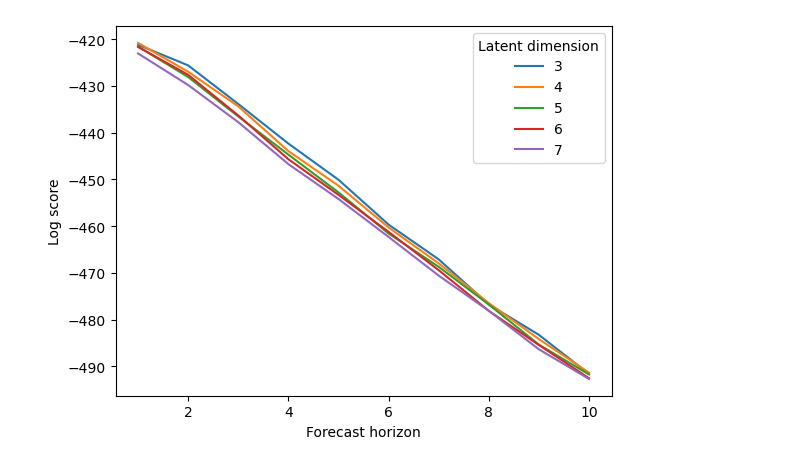
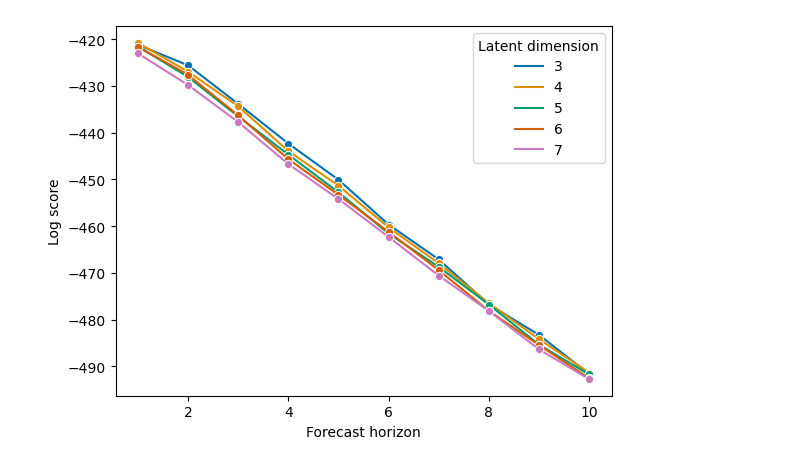
Before and after one commit to LPAndersson/VImortality, a Jupyter notebook: scripts/model_selection.ipynb, the cells around one changed output. Cells and saved outputs as stored; diff of their text form; code cells hidden in the pictures.

```diff
--- a/scripts/model_selection.ipynb
+++ b/scripts/model_selection.ipynb
@@ -6,19 +6,21 @@ import seaborn as sns
 fig_dir = "../manuscript/figs/"
 # %%
 score = pd.read_csv("../trainedModels/results/results-230126.csv")
+
 score = score.loc[score['latent_dim']<8]
 score = score.loc[score['latent_dim']>2]
 score['latent_dim'] = score['latent_dim'].astype('str')
+
 score['Log score'] = score['Log score']*(-1)
-score  = score[['latent_dim','Forecast horizon','Log score']].groupby(['latent_dim','Forecast horizon']).mean()
+score  = score[['latent_dim','Forecast horizon','Log score']].groupby(['latent_dim','Forecast horizon']).mean().reset_index()
 
-sns.color_palette("colorblind")
+sns.set_palette("colorblind")
 
-sns.lineplot(x = 'Forecast horizon', y = 'Log score', hue = 'latent_dim', data = score)
+sns.lineplot(x = 'Forecast horizon', y = 'Log score', hue = 'latent_dim', data = score, marker='o')
 plt.legend(title = "Latent dimension")
 
 fig_path = fig_dir + 'latent_dim_comparison.pdf'
 
 plt.savefig(fig_path, bbox_inches = 'tight', dpi = 300)
 # %% [output]
-[figure, old version]
+[figure, new version]
```
Also changed, not shown: parts of 7 cells of this notebook, 8 other files.
